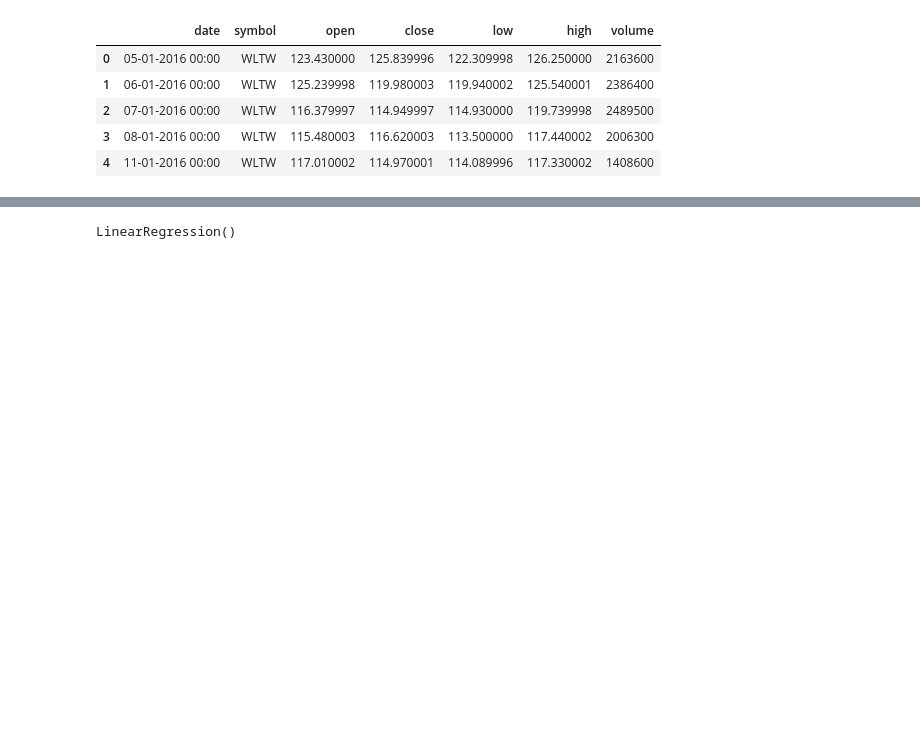
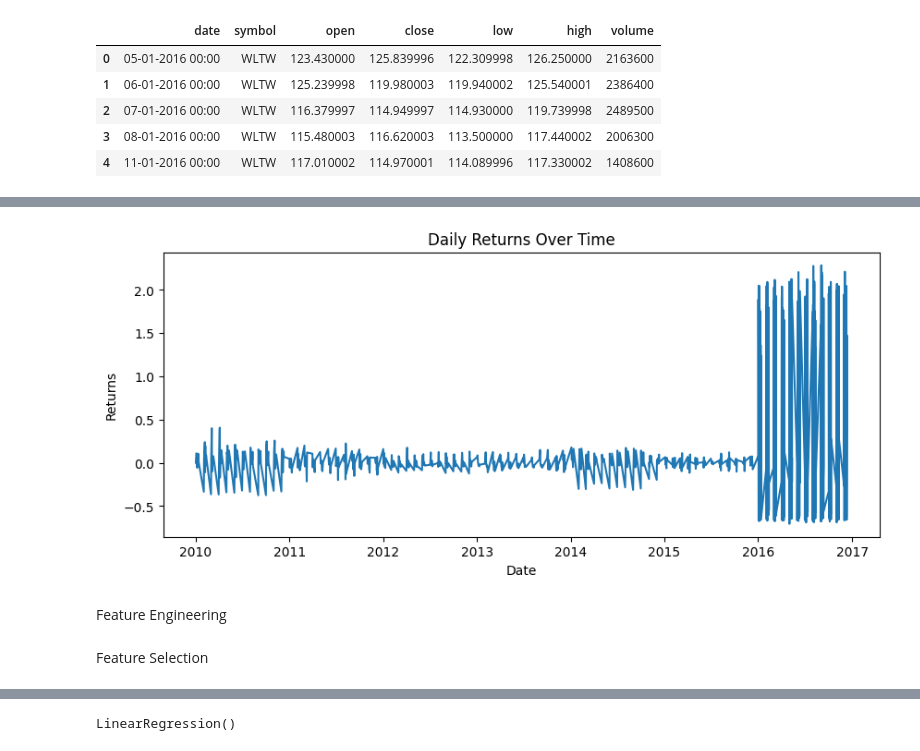
Before and after one commit to Piyush3423/Stock_Price_Predictor, a Jupyter notebook: main.ipynb, the cells around one changed output, grey strips where cells are left out. Cells and saved outputs as stored; diff of their text form; code cells hidden in the pictures; blank space fills up the shorter version.

```diff
--- a/main.ipynb
+++ b/main.ipynb
@@ -30 +60,13 @@ df[num_cols] = df[num_cols].fillna(df[num_cols].median())
+# %%
+#Daily Return Line Plot
+plt.figure(figsize=(10,4))
+plt.plot(df["date"], df["return"])
+plt.title("Daily Returns Over Time")
+plt.xlabel("Date")
+plt.ylabel("Returns")
+plt.show()
+# %% [output]
+[figure, added]
+# %% [markdown]
+Feature Engineering
 # %%
@@ -36,5 +81,7 @@ df["ma10"] = df["close"].rolling(10).mean().bfill()
 df["target"] = df["close"].shift(-1)
 df = df.dropna()
+# %% [markdown]
+Feature Selection
 # %%
 features = ["open", "high", "low", "close", "volume", "return", "ma5", "ma10"]
 X = df[features]
```
Also changed, not shown: parts of 18 cells of this notebook.
